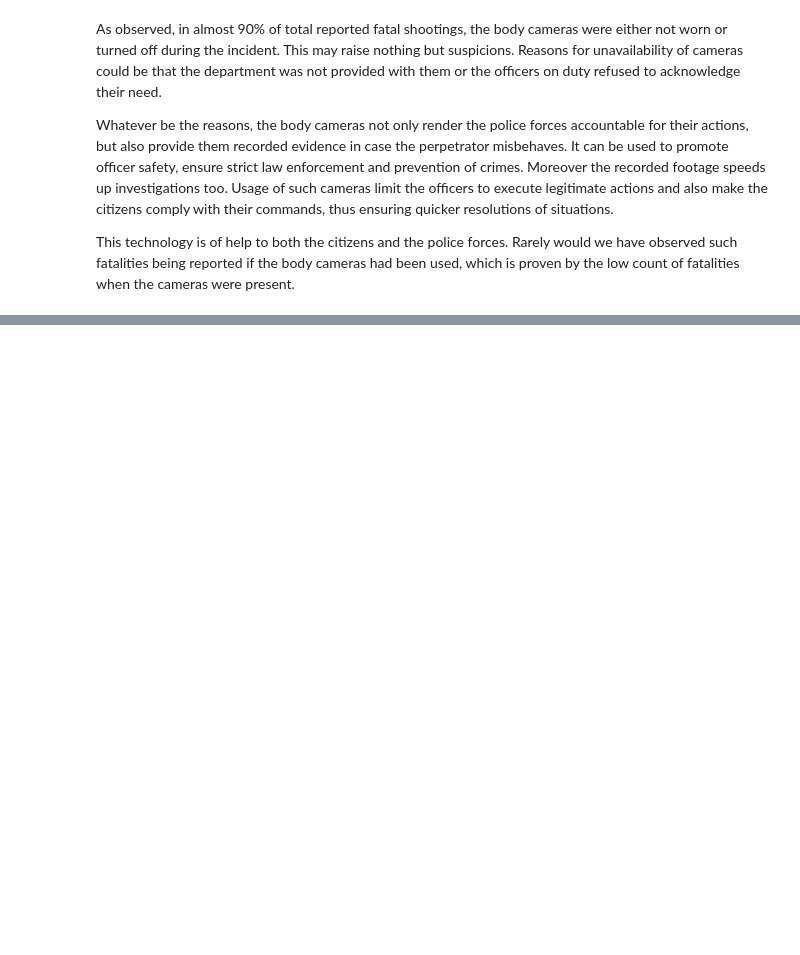
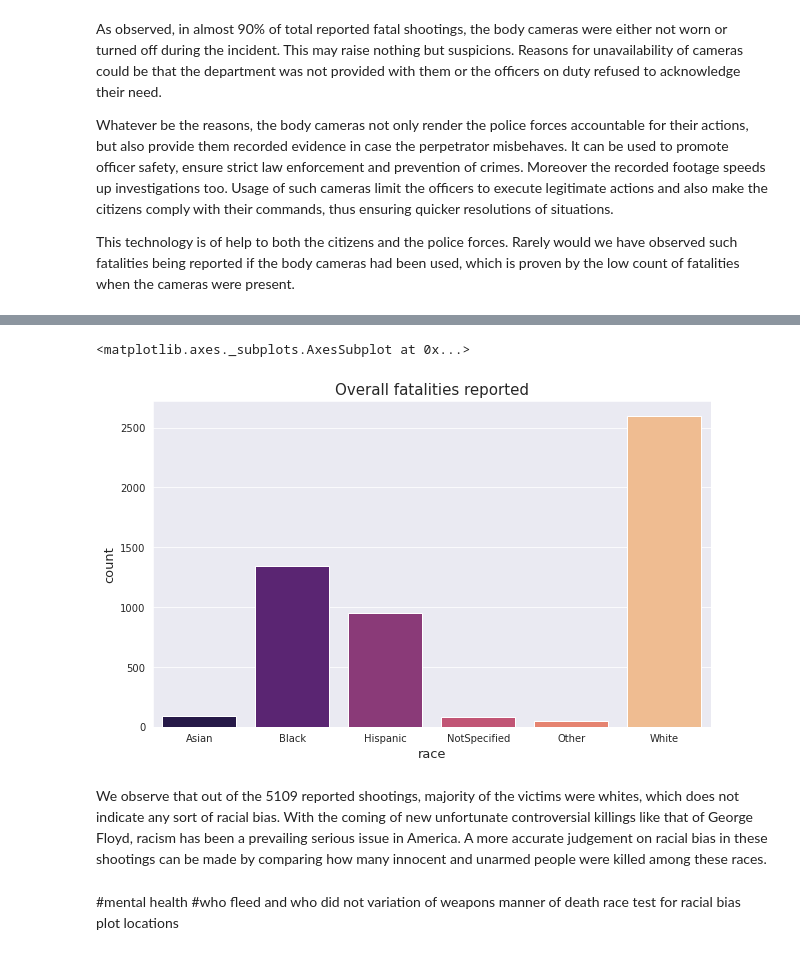
Before and after one commit to dedpool-glitch/USPS, a Jupyter notebook: usps1520.ipynb, the cells around one changed output, grey strips where cells are left out. Drawn from its saved outputs; the diff is of its cells as text; code cells hidden in the pictures; blank space fills up the shorter version.

```diff
--- a/usps1520.ipynb
+++ b/usps1520.ipynb
@@ -275,0 +303,21 @@ This technology is of help to both the citizens and the police forces. Rarely wo
+# %%
+race=usps.groupby(['race']).race.count()
+race_df=pd.DataFrame(data={'race':['Asian','Black','Hispanic','NotSpecified','Other','White'],'count':[94,1345,947,81,47,2595]})
+plt.figure(figsize=(10,6))
+plt.title('Overall fatalities reported',size=15)
+plt.xlabel('race',size=13)
+plt.ylabel('Number of fatalities',size=13)
+sns.barplot(data=race_df,x='race',y='count',palette='magma')
+# %% [output]
+<matplotlib.axes._subplots.AxesSubplot at 0x...>
+[figure, added]
+# %% [markdown]
+We observe that out of the 5109 reported shootings, majority of the victims were whites, which does not indicate any sort of racial bias. With the coming of new unfortunate controversial killings like that of George Floyd, racism has been a prevailing serious issue in America. A more accurate judgement on racial bias in these shootings can be made by comparing how many innocent and unarmed people were killed among these races.
+# %% [markdown]
+#mental health
+#who fleed and who did not
+variation of weapons
+manner of death
+race
+test for racial bias
+plot locations
```
Also changed, not shown: parts of 12 cells of this notebook.
